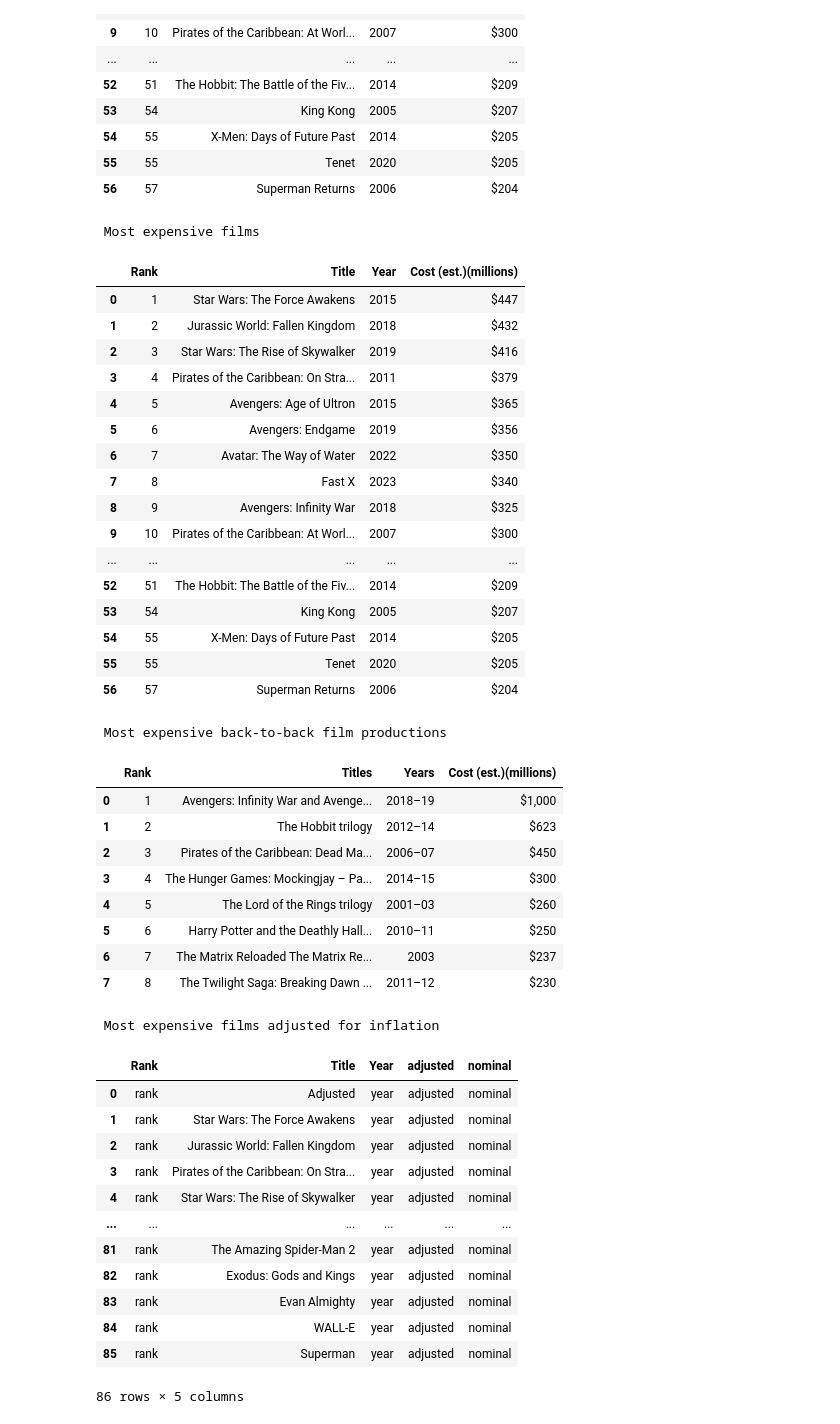
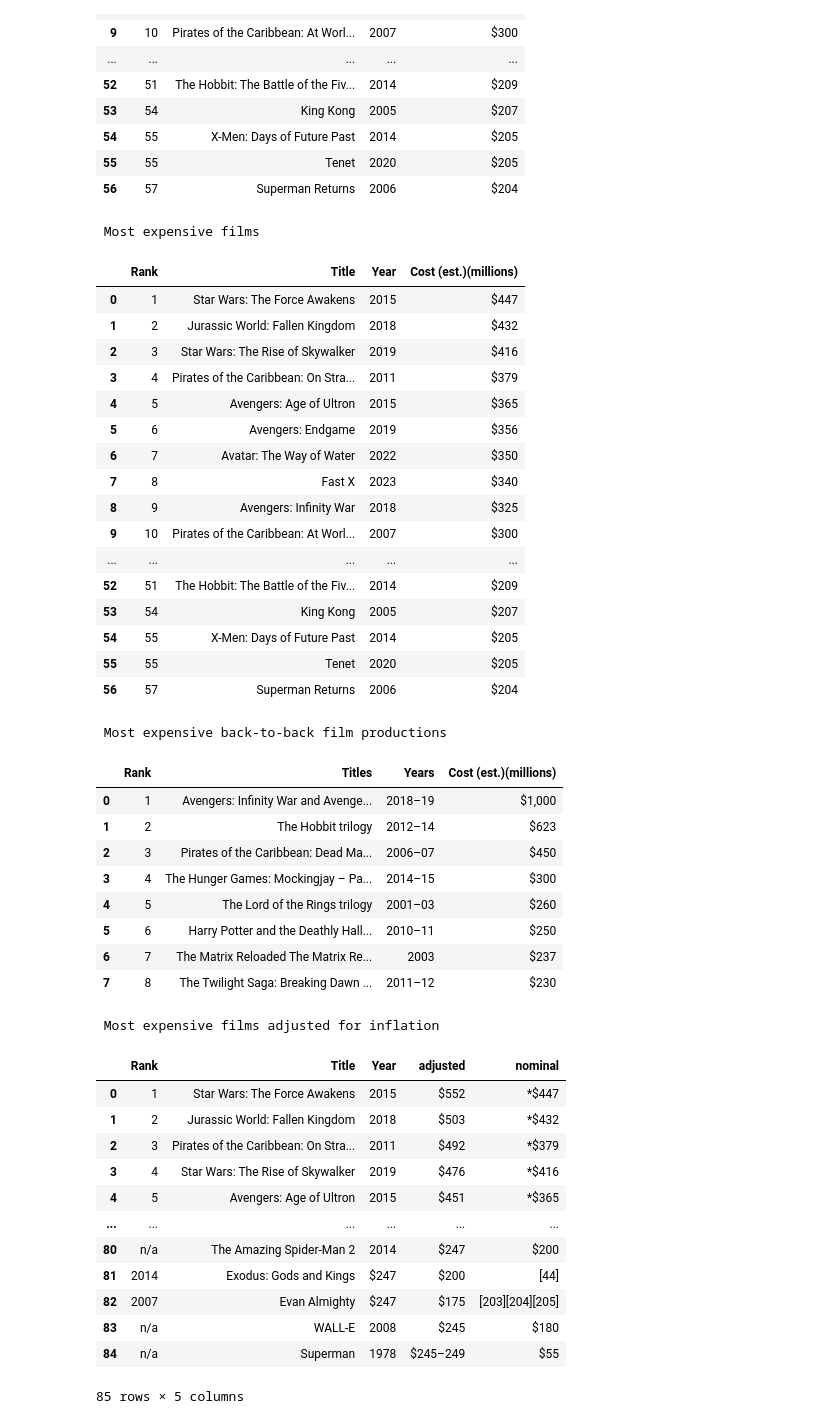
Before and after one commit to facahto/Scraping, a Jupyter notebook: wiki/scrape_wiki_ExpensiveMovies.ipynb, the cells around one changed output. Cells and saved outputs as stored; diff of their text form; code cells hidden in the pictures.

```diff
--- a/wiki/scrape_wiki_ExpensiveMovies.ipynb
+++ b/wiki/scrape_wiki_ExpensiveMovies.ipynb
@@ -103,53 +103,56 @@ for i in range(M):
     rows_      = table[i].find_all('tr')
 
     N = len(rows)
-    for i in range(1,N):
+    l_v1    = []
+    for i in range(2,N):
       row1_ = rows_[i].find_all('td')
       row2_ = rows_[i].find_all('th')
-      val   = ['rank',row2_[0].text.replace('\n',''),'year','adjusted','nominal']
+
+      if
+
       df2.loc[len(df2.index)] = val
-      #print(row1)
+
   display(df2)
 # %% [output]
  Most expensive films
 |  | Rank | Title | Year | Cost (est.)(millions) |
 | 0 | 1 | Star Wars: The Force Awakens | 2015 | $447 |
 | 1 | 2 | Jurassic World: Fallen Kingdom | 2018 | $432 |
 | 2 | 3 | Star Wars: The Rise of Skywalker | 2019 | $416 |
 | 3 | 4 | Pirates of the Caribbean: On Stra... | 2011 | $379 |
 | 4 | 5 | Avengers: Age of Ultron | 2015 | $365 |
 | 5 | 6 | Avengers: Endgame | 2019 | $356 |
 | 6 | 7 | Avatar: The Way of Water | 2022 | $350 |
 | 7 | 8 | Fast X | 2023 | $340 |
 | 8 | 9 | Avengers: Infinity War | 2018 | $325 |
 | 9 | 10 | Pirates of the Caribbean: At Worl... | 2007 | $300 |
 | ... | ... | ... | ... | ... |
 | 52 | 51 | The Hobbit: The Battle of the Fiv... | 2014 | $209 |
 | 53 | 54 | King Kong | 2005 | $207 |
 | 54 | 55 | X-Men: Days of Future Past | 2014 | $205 |
 | 55 | 55 | Tenet | 2020 | $205 |
 | 56 | 57 | Superman Returns | 2006 | $204 |
  Most expensive back-to-back film productions
 |  | Rank | Titles | Years | Cost (est.)(millions) |
 | 0 | 1 | Avengers: Infinity War and Avenge... | 2018–19 | $1,000 |
 | 1 | 2 | The Hobbit trilogy | 2012–14 | $623 |
 | 2 | 3 | Pirates of the Caribbean: Dead Ma... | 2006–07 | $450 |
 | 3 | 4 | The Hunger Games: Mockingjay – Pa... | 2014–15 | $300 |
 | 4 | 5 | The Lord of the Rings trilogy | 2001–03 | $260 |
 | 5 | 6 | Harry Potter and the Deathly Hall... | 2010–11 | $250 |
 | 6 | 7 | The Matrix Reloaded The Matrix Re... | 2003 | $237 |
 | 7 | 8 | The Twilight Saga: Breaking Dawn ... | 2011–12 | $230 |
  Most expensive films adjusted for inflation
 |  | Rank | Title | Year | adjusted | nominal |
-| 0 | rank | Adjusted | year | adjusted | nominal |
-| 1 | rank | Star Wars: The Force Awakens | year | adjusted | nominal |
-| 2 | rank | Jurassic World: Fallen Kingdom | year | adjusted | nominal |
-| 3 | rank | Pirates of the Caribbean: On Stra... | year | adjusted | nominal |
-| 4 | rank | Star Wars: The Rise of Skywalker | year | adjusted | nominal |
+| 0 | 1 | Star Wars: The Force Awakens | 2015 | $552 | *$447 |
+| 1 | 2 | Jurassic World: Fallen Kingdom | 2018 | $503 | *$432 |
+| 2 | 3 | Pirates of the Caribbean: On Stra... | 2011 | $492 | *$379 |
+| 3 | 4 | Star Wars: The Rise of Skywalker | 2019 | $476 | *$416 |
+| 4 | 5 | Avengers: Age of Ultron | 2015 | $451 | *$365 |
 | ... | ... | ... | ... | ... | ... |
-| 81 | rank | The Amazing Spider-Man 2 | year | adjusted | nominal |
-| 82 | rank | Exodus: Gods and Kings | year | adjusted | nominal |
-| 83 | rank | Evan Almighty | year | adjusted | nominal |
-| 84 | rank | WALL-E | year | adjusted | nominal |
-| 85 | rank | Superman | year | adjusted | nominal |
+| 80 | n/a | The Amazing Spider-Man 2 | 2014 | $247 | $200 |
+| 81 | 2014 | Exodus: Gods and Kings | $247 | $200 | [44] |
+| 82 | 2007 | Evan Almighty | $247 | $175 | [203][204][205] |
+| 83 | n/a | WALL-E | 2008 | $245 | $180 |
+| 84 | n/a | Superman | 1978 | $245–249 | $55 |
-86 rows × 5 columns
+85 rows × 5 columns
```
Also changed, not shown: parts of 1 cell of this notebook.
